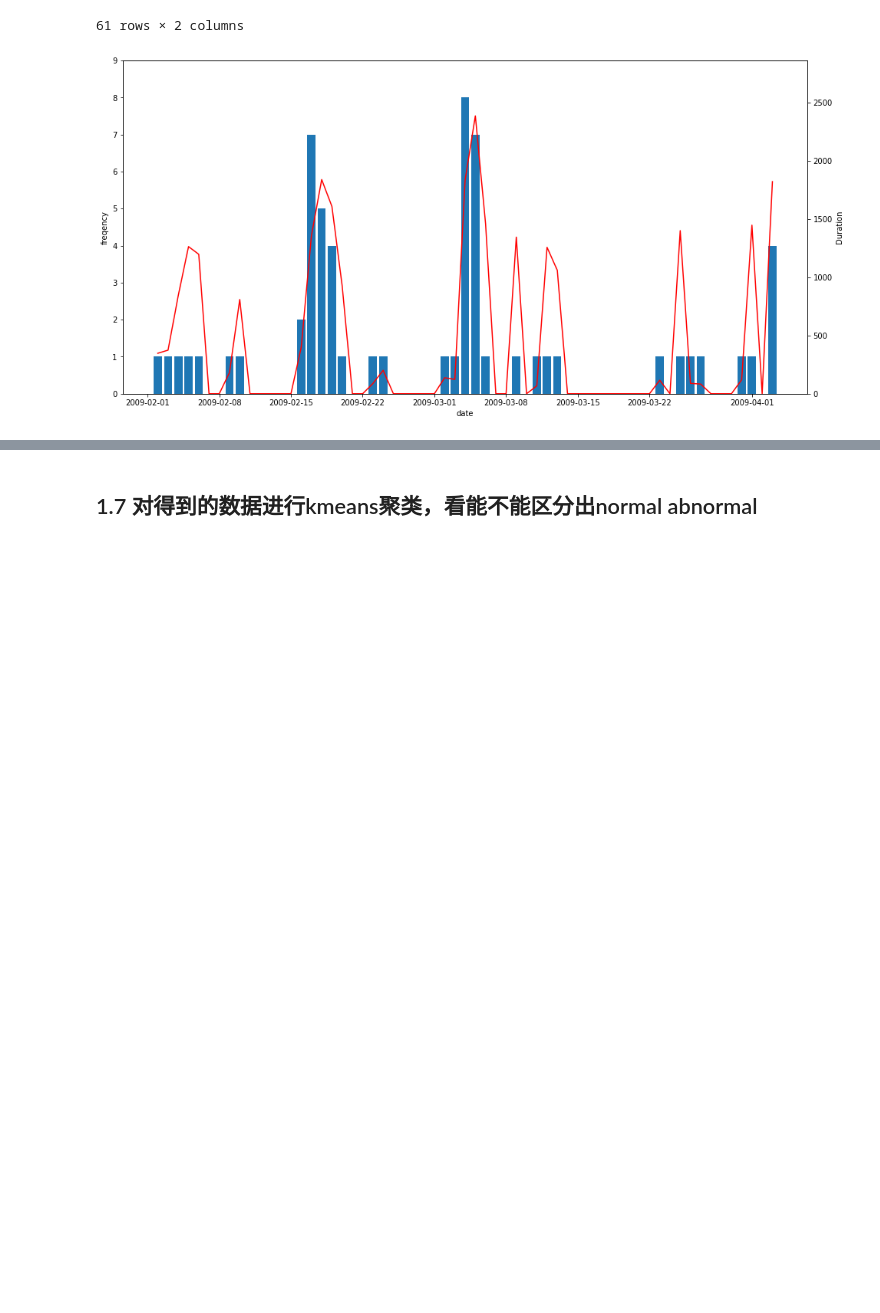
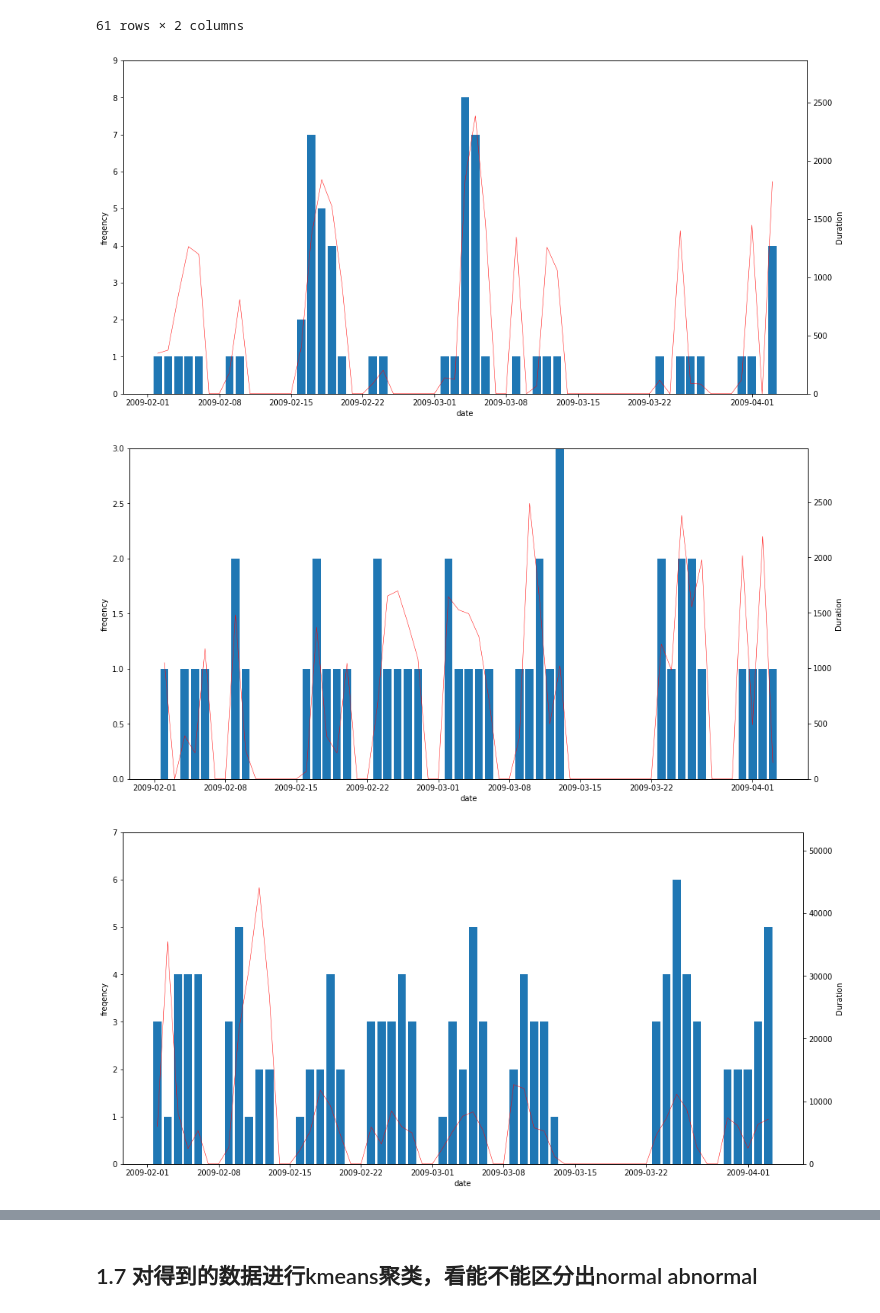
Before and after one commit to wendiganyu/IOTPhase2, a Jupyter notebook: ActivityStatisticsAndForecast.ipynb, the cells around one changed output, grey strips where cells are left out. Cells and saved outputs as stored; diff of their text form; code cells hidden in the pictures; blank space fills up the shorter version.

```diff
--- a/ActivityStatisticsAndForecast.ipynb
+++ b/ActivityStatisticsAndForecast.ipynb
@@ -320,29 +320,40 @@ resampled_df_list[0]
 # 对得到的数据进行柱线混合图的绘制
 import matplotlib.pyplot as plt
 
-tmp_df = resampled_df_list[0]
-x = tmp_df.index.tolist()
-y1 = tmp_df["freq"].tolist()
-y2 = tmp_df["time_span"].tolist()
+def plot_day_activity_statistics(df, figname):
+    tmp_df = df
+    x = tmp_df.index.tolist()
+    y1 = tmp_df["freq"].tolist()
+    y2 = tmp_df["time_span"].tolist()
 
-fig, ax1 = plt.subplots(1,1, figsize=(16, 8))
+    fig, ax1 = plt.subplots(1,1, figsize=(16, 8))
 
-### 画柱状图看frequency
-ax1.bar(x, y1)
-ax1.xaxis_date()
-ax1.set_xlabel("date")
-ax1.set_ylabel("freqency")
-max_freq = max(y1)
-ax1.set_ylim(0, int(max_freq * 1.2))
+    ### 画柱状图看frequency
+    ax1.bar(x, y1)
+    ax1.xaxis_date()
+    ax1.set_xlabel("date")
+    ax1.set_ylabel("freqency")
+    max_freq = max(y1)
+    ax1.set_ylim(0, int(max_freq * 1.2))
 
-### 画折线图看duration
-ax2 = ax1.twinx()
-ax2.plot(x, y2, color = 'r')
-ax2.xaxis_date()
-max_duration = max(y2)
-ax2.set_ylim(0, int(max_duration * 1.2))
-ax2.set_ylabel("Duration")
-plt.xticks(rotation=45)
-plt.savefig("images/freq_span/R1_bed_to_toilet.pdf")
+    ### 画折线图看duration
+    ax2 = ax1.twinx()
+    ax2.plot(x, y2, color = 'r')
+    ax2.xaxis_date()
+    max_duration = max(y2)
+    ax2.set_ylim(0, int(max_duration * 1.2))
+    ax2.set_ylabel("Duration")
+    plt.xticks(rotation=45)
+    save_path = "images/freq_span/"+figname+".pdf"
+    plt.savefig(save_path)
-# %% [output]
-[figure, removed]
+# %%
+plot_day_activity_statistics(resampled_df_list[0], valid_R1_activities[0])
+plot_day_activity_statistics(resampled_df_list[1], valid_R1_activities[1])
+plot_day_activity_statistics(resampled_df_list[2], valid_R1_activities[2])
+plot_day_activity_statistics(resampled_df_list[3], valid_R1_activities[3])
+plot_day_activity_statistics(resampled_df_list[4], valid_R1_activities[4])
+plot_day_activity_statistics(resampled_df_list[5], valid_R1_activities[5])
+# %% [output]
+[figure, added]
+[figure, added]
+[figure, added]
```
Also changed, not shown: parts of 5 cells of this notebook, 13 other files.
